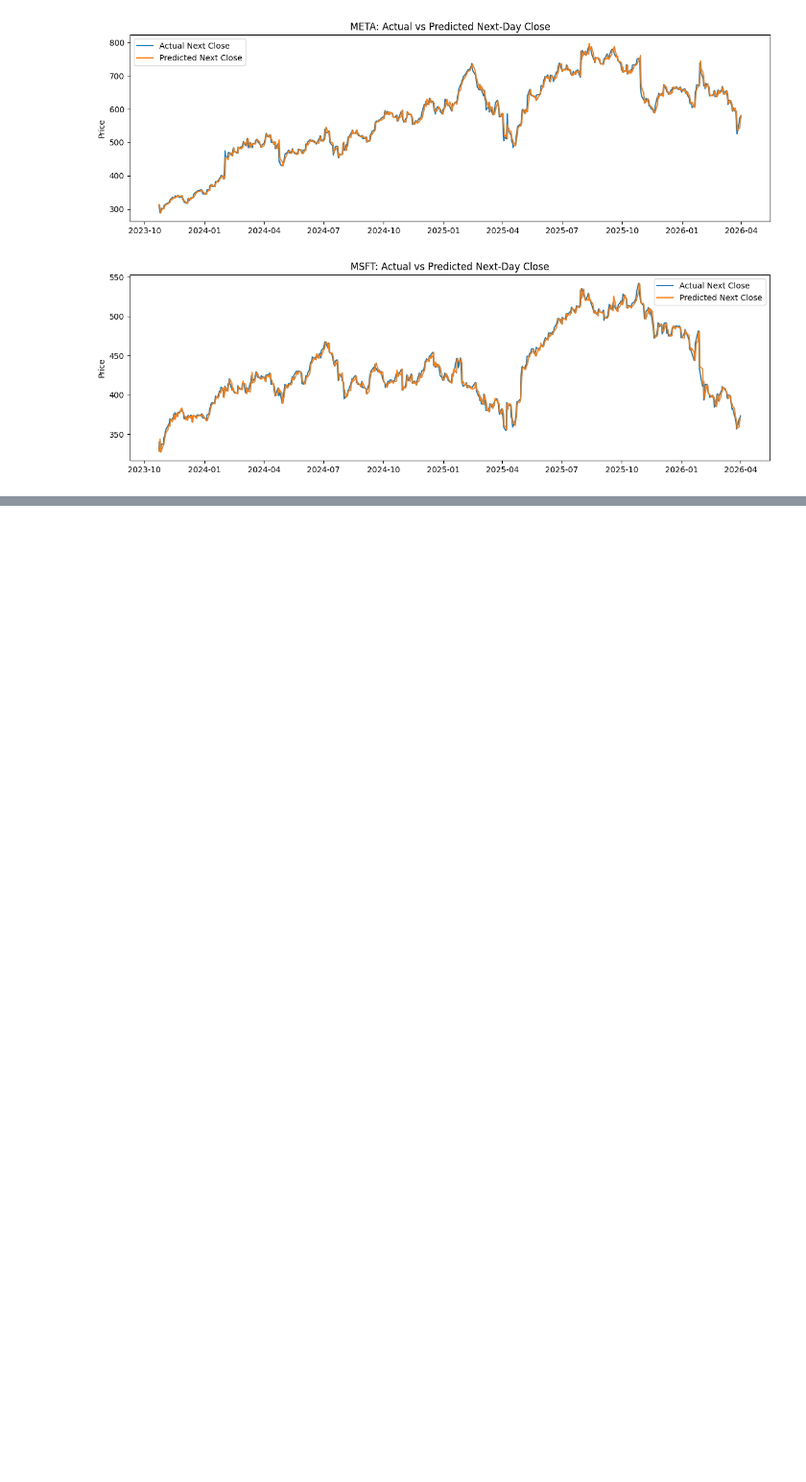
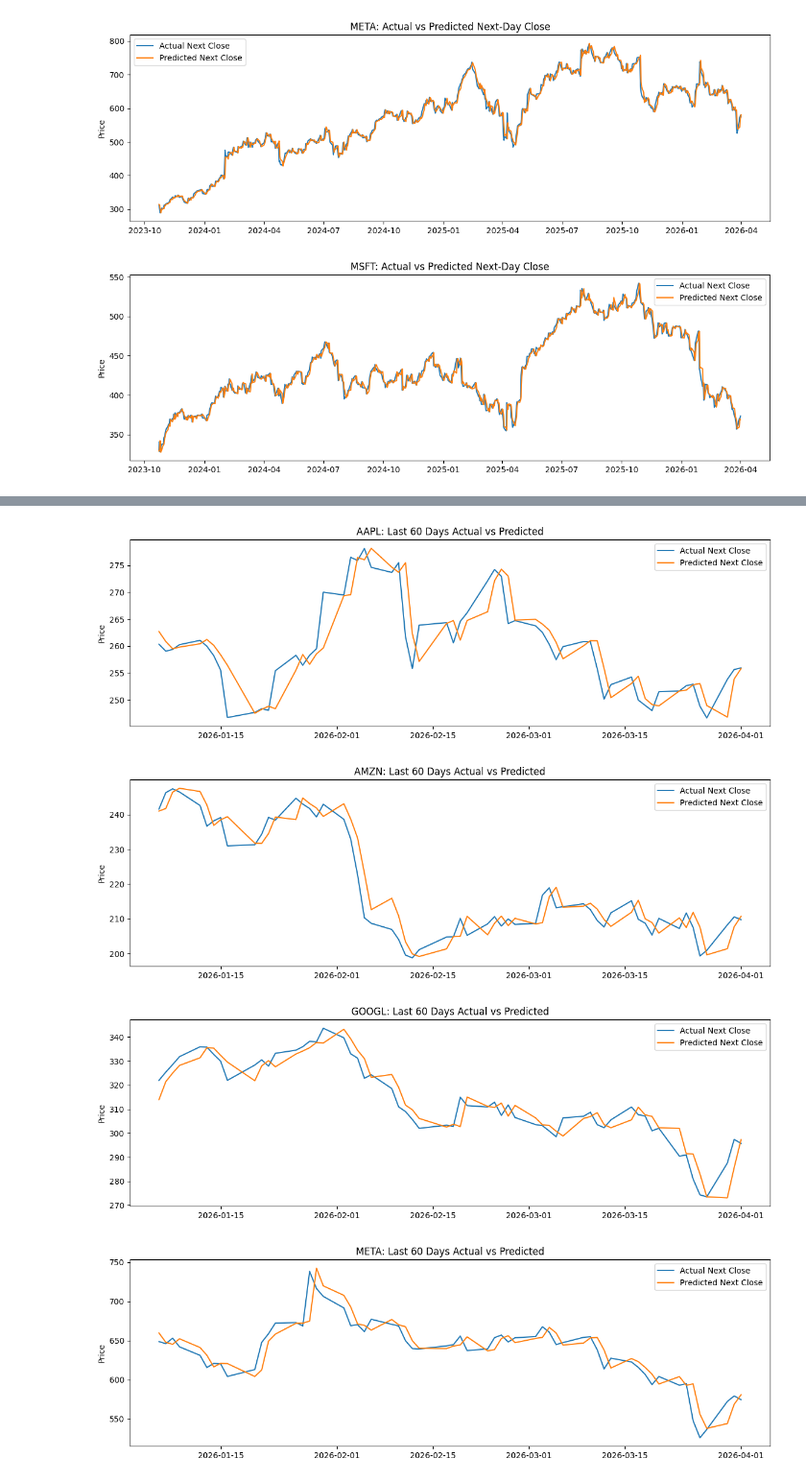
Before and after one commit to everyonehatesLin3lis/ts_project, a Jupyter notebook: 02_magic/03_models/02_forcasting_model.ipynb, the cells around one changed output, grey strips where cells are left out. Shown at 96% size. Saved outputs shown, nothing was run; the diff lists cells and outputs as text; code cells hidden in the pictures; blank space fills up the shorter version.

```diff
--- a/02_magic/03_models/02_forcasting_model.ipynb
+++ b/02_magic/03_models/02_forcasting_model.ipynb
@@ -362,0 +450,18 @@ for ticker in tickers:
+# %%
+for ticker in tickers:
+    temp = test_results[test_results["Ticker"] == ticker].sort_values("Date").tail(60)
+
+    plt.figure(figsize=(12, 4))
+    plt.plot(temp["Date"], temp["Target_Next_Close"], label="Actual Next Close")
+    plt.plot(temp["Date"], temp["Predicted_Next_Close"], label="Predicted Next Close")
+    plt.title(f"{ticker}: Last 60 Days Actual vs Predicted")
+    plt.xlabel("")
+    plt.ylabel("Price")
+    plt.legend()
+    plt.tight_layout()
+    plt.show()
+# %% [output]
+[figure, added]
+[figure, added]
+[figure, added]
+[figure, added]
```
Also changed, not shown: parts of 26 cells of this notebook.
